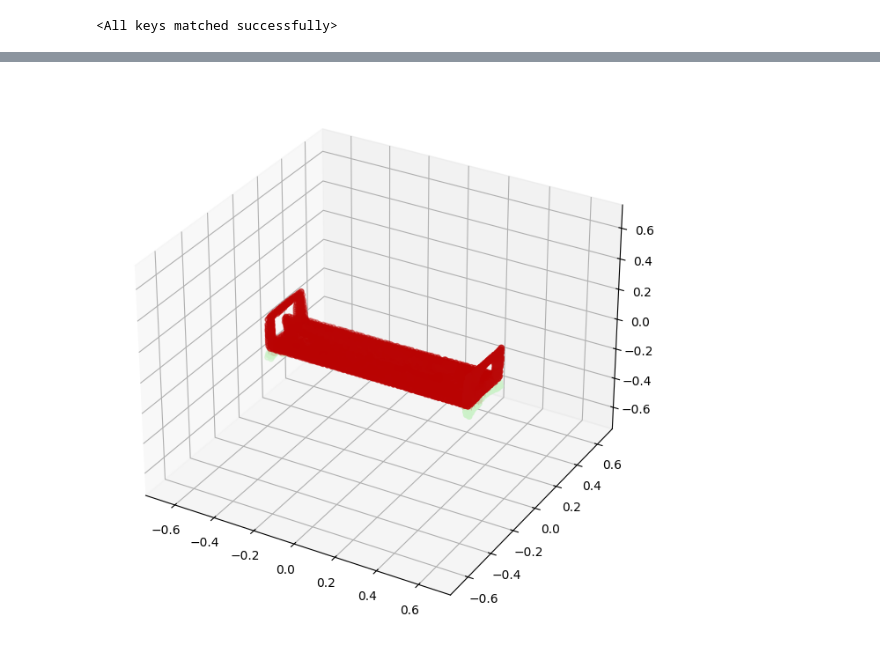
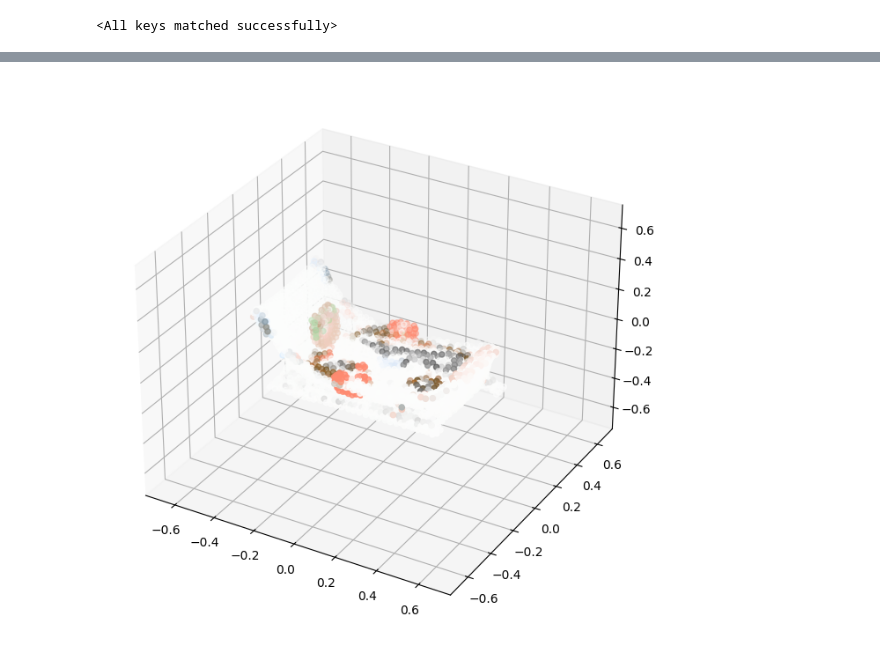
Before and after one commit to mmeagher/point-e, a Jupyter notebook: point_e/examples/text2pointcloud.ipynb, the cells around one changed output, grey strips where cells are left out. Saved outputs shown, nothing was run; the diff lists cells and outputs as text; code cells hidden in the pictures.

Commit message:
update code for changing the number of points

```diff
--- a/point_e/examples/text2pointcloud.ipynb
+++ b/point_e/examples/text2pointcloud.ipynb
@@ -93,7 +93,7 @@ precise_sampler = PointCloudSampler(
 )
 # %%
 # Create a sampler with more organic/noisy appearance
-organic_sampler = PointCloudSampler(
+sampler = PointCloudSampler(
     device=device,
     models=[base_model, upsampler_model],
     diffusions=[base_diffusion, upsampler_diffusion],
@@ -106,9 +106,9 @@ organic_sampler = PointCloudSampler(
 )
 # %%
 # Set a prompt to condition on.
-prompt = 'a bench for dreaming the emotion is anxiety the tea is lemon verbena'
+prompt = 'a couch for dreaming whose surface is shaped by the experience of joy and movement on a bicycle'
 
 # Produce a sample from the model.
 samples = None
-for x in tqdm(organic_sampler.sample_batch_progressive(batch_size=1, model_kwargs=dict(texts=[prompt]))):
+for x in tqdm(sampler.sample_batch_progressive(batch_size=1, model_kwargs=dict(texts=[prompt]))):
     samples = x
@@ -115,8 +120,8 @@ for x in tqdm(organic_sampler.sample_batch_progressive(batch_size=1, model_kwarg
 # %%
-pc = organic_sampler.output_to_point_clouds(samples)[0]
+pc = sampler.output_to_point_clouds(samples)[0]
 fig = plot_point_cloud(pc, grid_size=1, fixed_bounds=((-0.75, -0.75, -0.75),(0.75, 0.75, 0.75)))
 # %% [output]
-[figure, old version]
+[figure, new version]
 # %%
 import numpy as np
 
```
Also changed, not shown: parts of 9 cells of this notebook.
